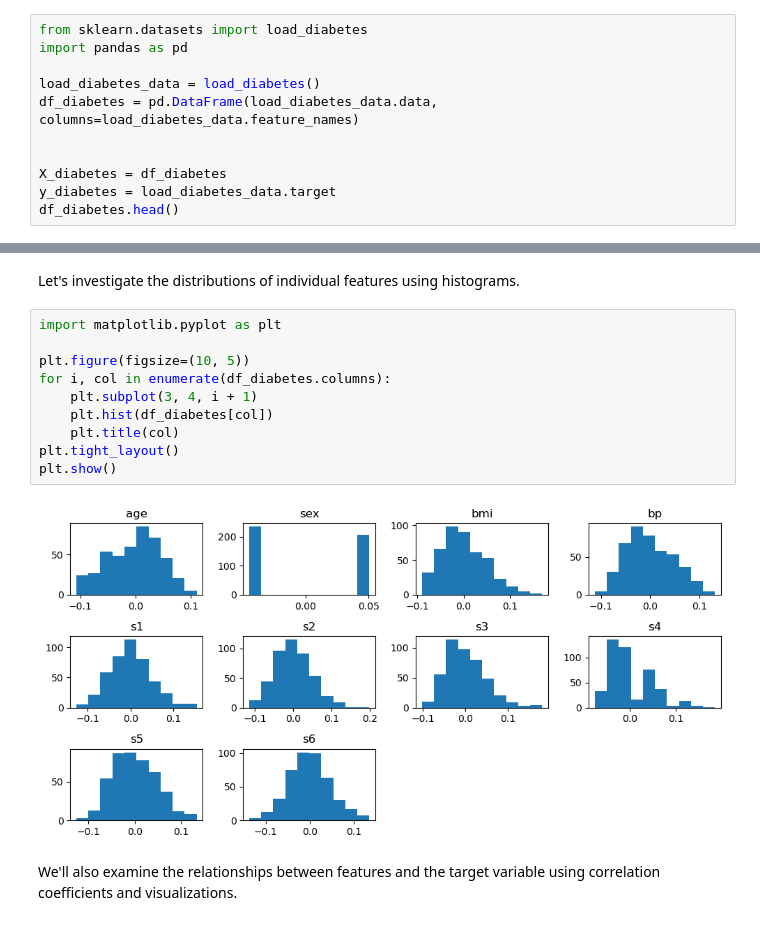
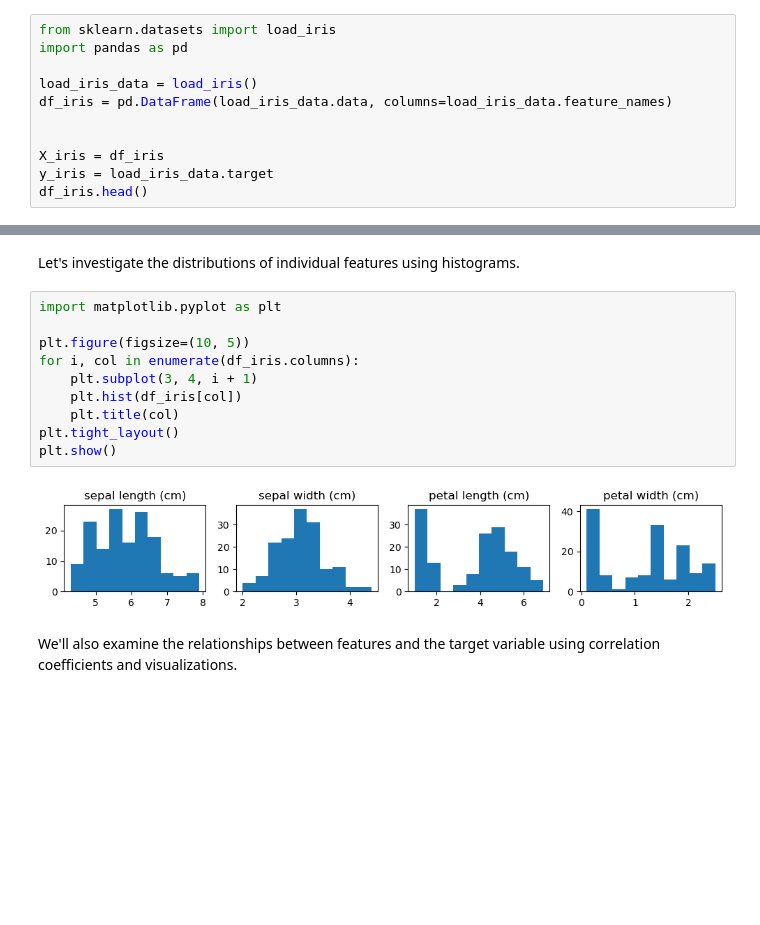
Before and after one commit to Adriano-7/fcup-ias-04-missing-data-mechanisms, a Jupyter notebook: IA04_Missing_Data.ipynb, the cells around one changed output, grey strips where cells are left out. Saved outputs shown, nothing was run; the diff lists cells and outputs as text; blank space fills up the shorter version.

Commit message:
Changed to wine and iris dataset

```diff
--- a/IA04_Missing_Data.ipynb
+++ b/IA04_Missing_Data.ipynb
@@ -16,12 +16,12 @@ For this, we'll use three datasets without missing values and artificially intro
 # %%
-from sklearn.datasets import load_diabetes
+from sklearn.datasets import load_iris
 import pandas as pd
 
-load_diabetes_data = load_diabetes()
-df_diabetes = pd.DataFrame(load_diabetes_data.data, columns=load_diabetes_data.feature_names)
+load_iris_data = load_iris()
+df_iris = pd.DataFrame(load_iris_data.data, columns=load_iris_data.feature_names)
 
 
-X_diabetes = df_diabetes
-y_diabetes = load_diabetes_data.target
-df_diabetes.head()
+X_iris = df_iris
+y_iris = load_iris_data.target
+df_iris.head()
 # %% [output]
@@ -50,15 +48,15 @@ Let's investigate the distributions of individual features using histograms.
 # %%
 import matplotlib.pyplot as plt
 
 plt.figure(figsize=(10, 5))
-for i, col in enumerate(df_diabetes.columns):
+for i, col in enumerate(df_iris.columns):
     plt.subplot(3, 4, i + 1)
-    plt.hist(df_diabetes[col])
+    plt.hist(df_iris[col])
     plt.title(col)
 plt.tight_layout()
 plt.show()
 # %% [output]
-[figure, old version]
+[figure, new version]
 # %% [markdown]
 We'll also examine the relationships between features and the target variable using correlation coefficients and visualizations.
 # %%
```
Also changed, not shown: parts of 49 cells of this notebook, 14 other files.
